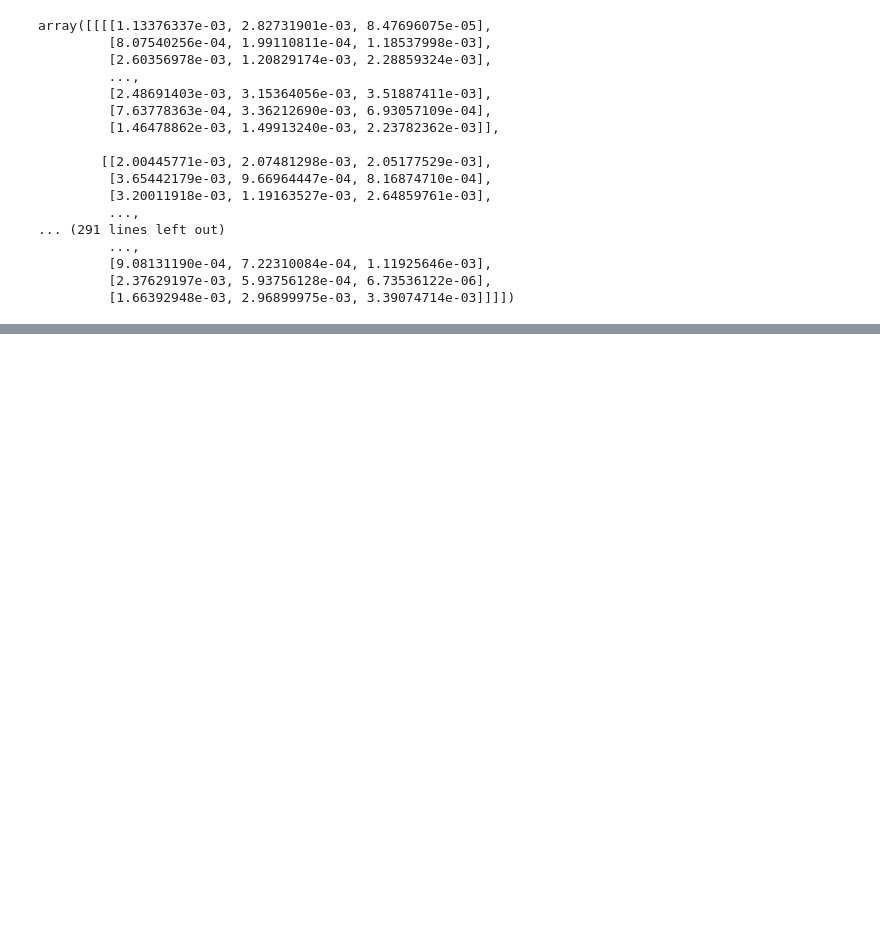
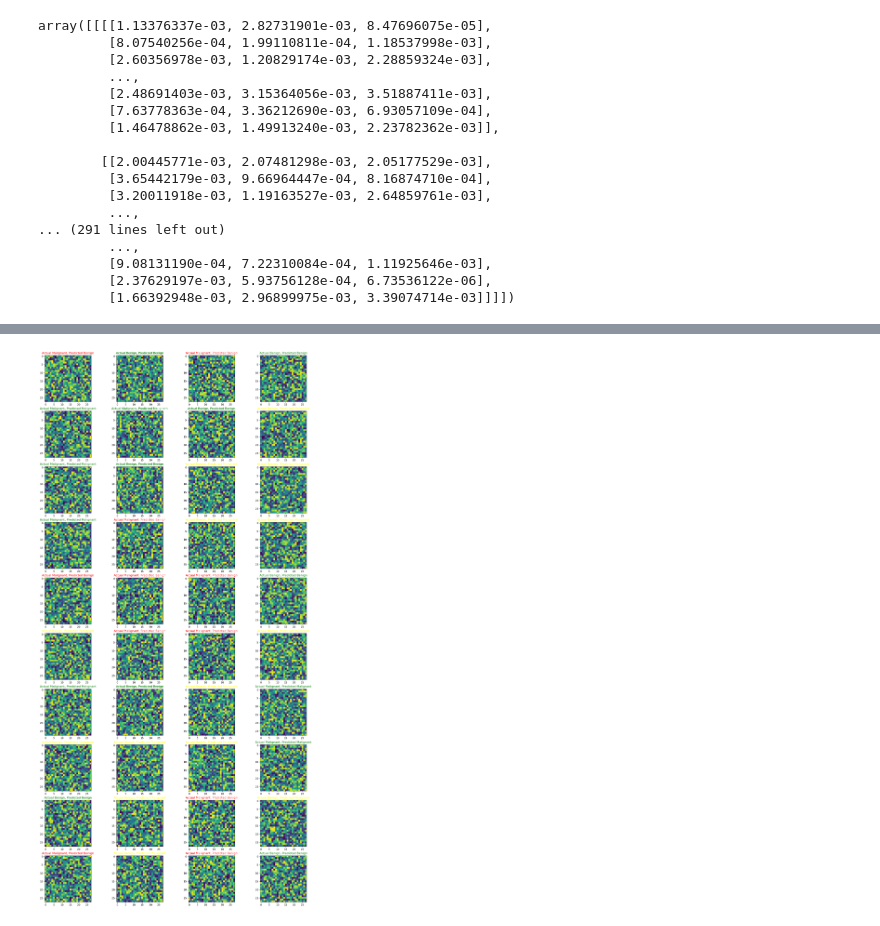
Before and after one commit to yudhityaPratama/My-Portofolio, a Jupyter notebook: Data Scientist/Deep Learning/Convolutional neural network (CNN)/Skin cancer ISIC The International Skin Imaging Collaboration/Skin Cancer Detection using CNN.ipynb, the cells around one changed output, grey strips where cells are left out. Saved outputs shown, nothing was run; the diff lists cells and outputs as text; code cells hidden in the pictures; blank space fills up the shorter version.

```diff
--- a/Data Scientist/Deep Learning/Convolutional neural network (CNN)/Skin cancer ISIC The International Skin Imaging Collaboration/Skin Cancer Detection using CNN.ipynb
+++ b/Data Scientist/Deep Learning/Convolutional neural network (CNN)/Skin cancer ISIC The International Skin Imaging Collaboration/Skin Cancer Detection using CNN.ipynb
@@ -393,35 +518,53 @@ y_pred
 # %%
+# First, define the missing variables
+# This is just an example - you'll need to replace with your actual data
+import numpy as np
+import matplotlib.pyplot as plt
+
+# Create some example data
+# Replace these with your actual data loading/preparation code
+X_benign_test = np.random.rand(50, 28, 28)  # Example shape for image data
+X_malignant_test = np.random.rand(50, 28, 28)
+y_benign_test = np.zeros(50)  # 0 for benign
+y_malignant_test = np.ones(50)  # 1 for malignant
+
+# Create some example predictions
+# Replace with your actual model predictions
+y_pred = np.random.randint(0, 2, size=100)  # Random predictions for example
+
+# Now continue with the original code
 X_test = np.concatenate((X_benign_test, X_malignant_test), axis=0)
 y_test = np.concatenate((y_benign_test, y_malignant_test), axis=0)
 
 # shuffling data
 s2 = np.arange(X_test.shape[0])
 np.random.shuffle(s2)
 X_test = X_test[s2]
 y_test = y_test[s2]
-y_pred = y_pred[s2]
+y_pred = y_pred[s2]  # Make sure y_pred exists and has the same length as y_test
 
 # plotting
 fig = plt.figure(figsize=(20,40))
 columns = 4
 rows = 10
 
 for i in range(1, columns*rows+1):
     ax = fig.add_subplot(rows, columns, i)
-    if y_test[i] == 0:
-        if y_pred[i] == 0:
+    if y_test[i-1] == 0:  # Use i-1 since Python is 0-indexed but subplot counts from 1
+        if y_pred[i-1] == 0:
             ax.set_title('Actual Benign, Predicted Benign', color='green')
         else:
             ax.set_title('Actual Benign, Predicted Malignant', color='yellow')
     else:
-        if y_pred[i] == 1:
+        if y_pred[i-1] == 1:
             ax.set_title('Actual Malignant, Predicted Malignant', color='green')
         else:
             ax.set_title('Actual Malignant, Predicted Benign', color='red')
 
-
-    plt.imshow(X_test[i], interpolation='nearest')
+    plt.imshow(X_test[i-1], interpolation='nearest')  # Use i-1 here too
 plt.show()
+# %% [output]
+[figure, added]
 # %%
 # --- Simpan modelnya ---
 model_cnn.save('model_3.h5')
```
Also changed, not shown: parts of 19 cells of this notebook, 1 other file.
